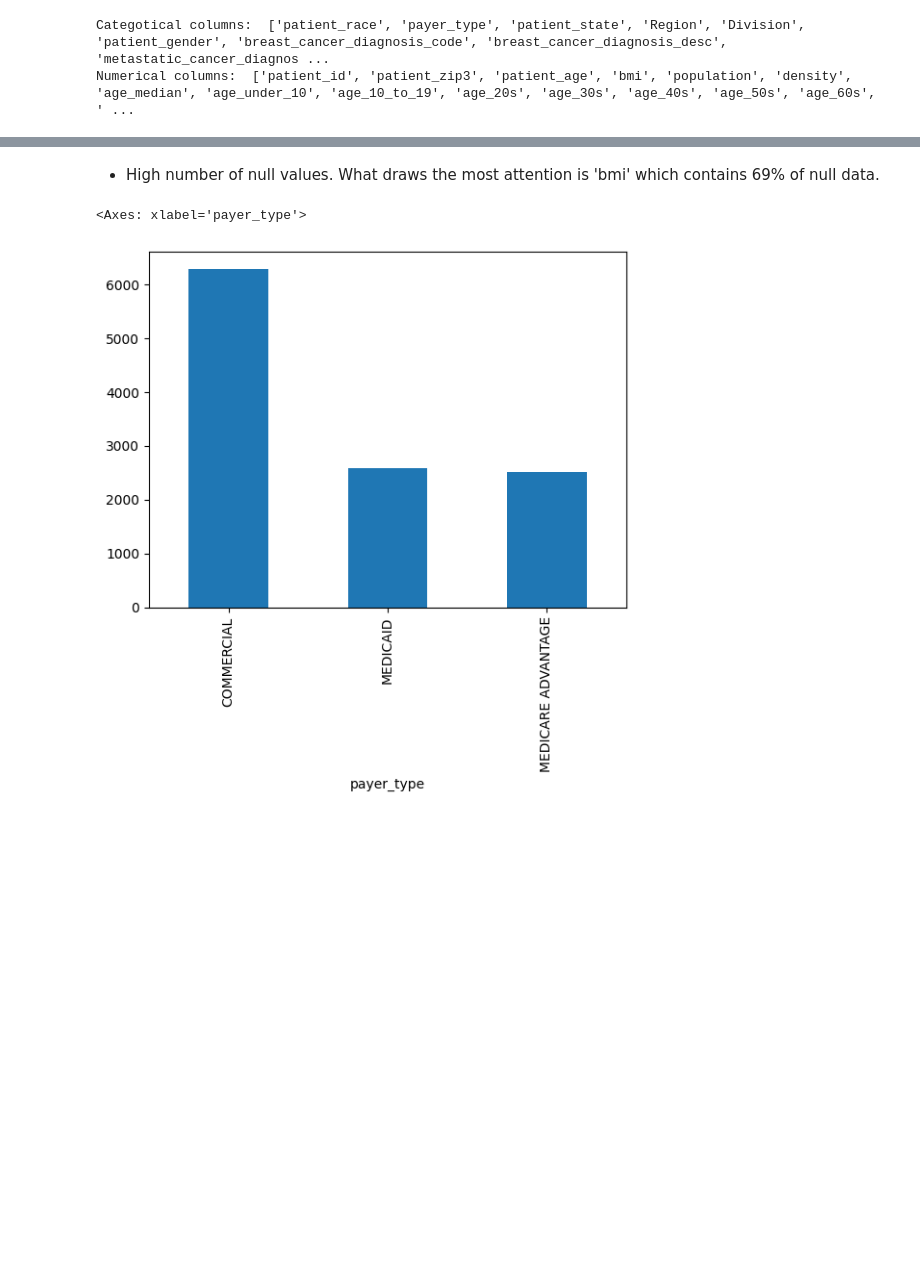
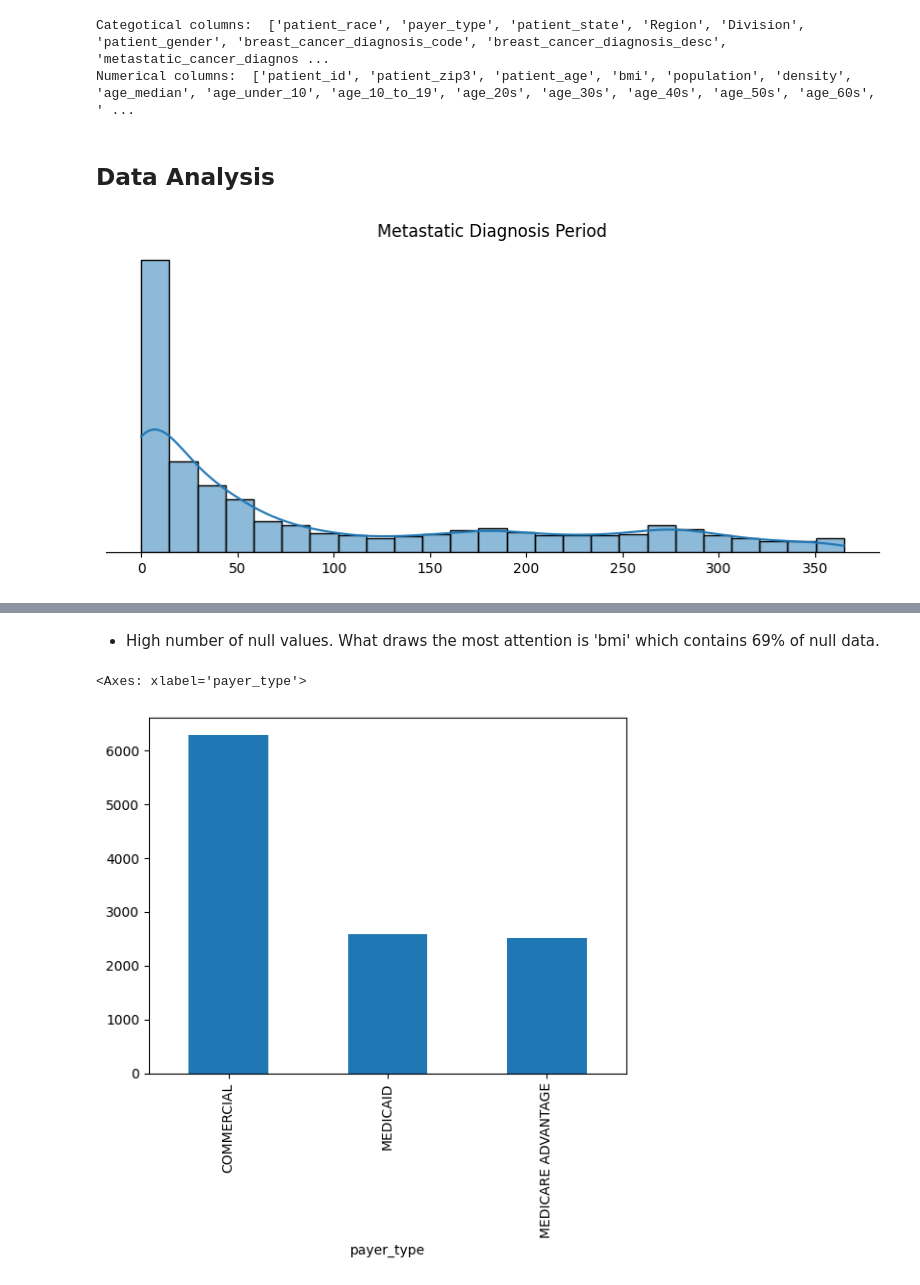
Before and after one commit to feer-rodriguess90/WiDS_Challenge2, a Jupyter notebook: WIDS_2024_Challenge_2.ipynb, the cells around one changed output, grey strips where cells are left out. Cells and saved outputs as stored; diff of their text form; code cells hidden in the pictures; blank space fills up the shorter version.

```diff
--- a/WIDS_2024_Challenge_2.ipynb
+++ b/WIDS_2024_Challenge_2.ipynb
@@ -76,6 +81,19 @@ print('Numerical columns: ', num_col)
 # %% [output]
 Categotical columns:  ['patient_race', 'payer_type', 'patient_state', 'Region', 'Division', 'patient_gender', 'breast_cancer_diagnosis_code', 'breast_cancer_diagnosis_desc', 'metastatic_cancer_diagnos ...
 Numerical columns:  ['patient_id', 'patient_zip3', 'patient_age', 'bmi', 'population', 'density', 'age_median', 'age_under_10', 'age_10_to_19', 'age_20s', 'age_30s', 'age_40s', 'age_50s', 'age_60s', ' ...
+# %% [markdown]
+## Data Analysis
+# %%
+plt.figure(figsize=(10, 4))
+sns.histplot(data=train_df, x='metastatic_diagnosis_period', kde=True)
+plt.title('Metastatic Diagnosis Period')
+plt.xlabel('')
+plt.ylabel('')
+plt.yticks([])
+sns.despine(left=True, bottom=False)
+plt.show()
+# %% [output]
+[figure, added]
 # %%
 from plotly.subplots import make_subplots
 import plotly.graph_objects as go
```
Also changed, not shown: parts of 14 cells of this notebook.
